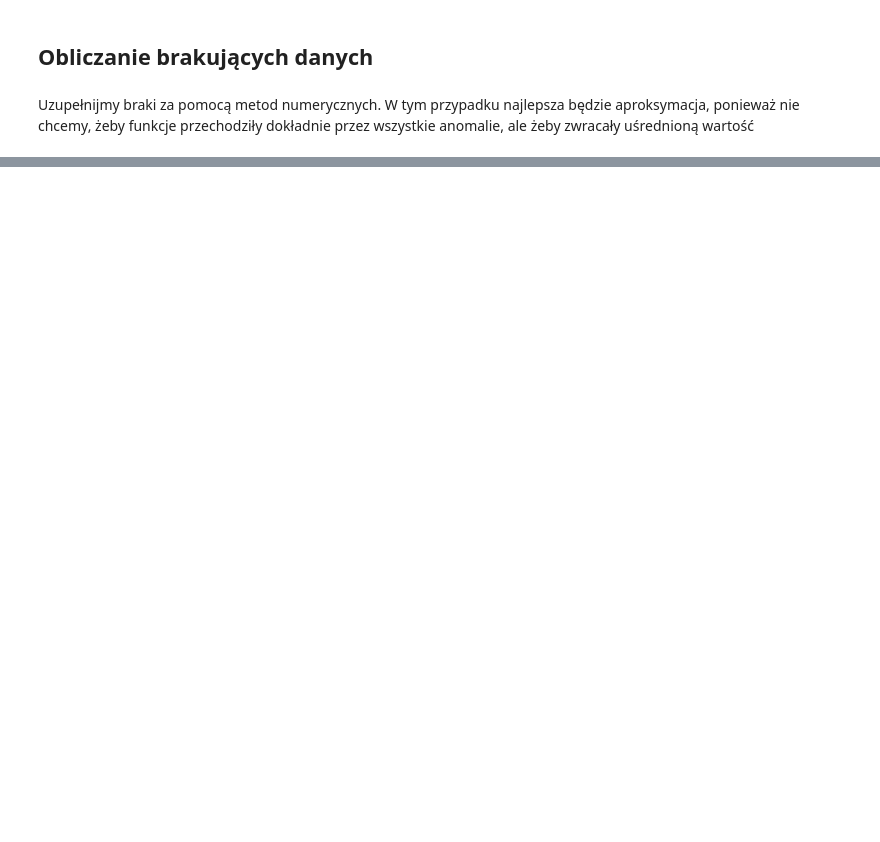
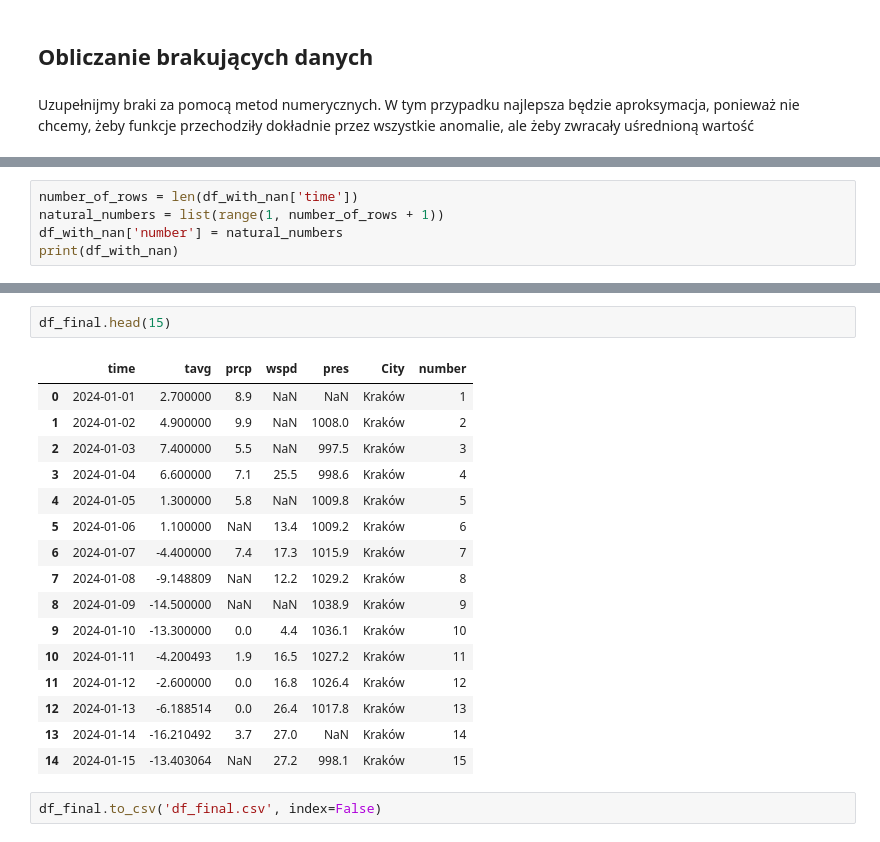
Before and after one commit to JulitaSzewczyk/NumericMethods_FinalProject, a Jupyter notebook: FinalProject.ipynb, the cells around one changed output, grey strips where cells are left out. Cells and saved outputs as stored; diff of their text form; blank space fills up the shorter version.

```diff
--- a/FinalProject.ipynb
+++ b/FinalProject.ipynb
@@ -241,0 +170,5 @@ df_final.head(5)
+# %%
+number_of_rows = len(df_with_nan['time'])
+natural_numbers = list(range(1, number_of_rows + 1))
+df_with_nan['number'] = natural_numbers
+print(df_with_nan)
@@ -242,3 +327,24 @@ df_final.head(5)
+# %%
+df_final.head(15)
+# %% [output]
+|  | time | tavg | prcp | wspd | pres | City | number |
+| 0 | 2024-01-01 | 2.700000 | 8.9 | NaN | NaN | Kraków | 1 |
+| 1 | 2024-01-02 | 4.900000 | 9.9 | NaN | 1008.0 | Kraków | 2 |
+| 2 | 2024-01-03 | 7.400000 | 5.5 | NaN | 997.5 | Kraków | 3 |
+| 3 | 2024-01-04 | 6.600000 | 7.1 | 25.5 | 998.6 | Kraków | 4 |
+| 4 | 2024-01-05 | 1.300000 | 5.8 | NaN | 1009.8 | Kraków | 5 |
+| 5 | 2024-01-06 | 1.100000 | NaN | 13.4 | 1009.2 | Kraków | 6 |
+| 6 | 2024-01-07 | -4.400000 | 7.4 | 17.3 | 1015.9 | Kraków | 7 |
+| 7 | 2024-01-08 | -9.148809 | NaN | 12.2 | 1029.2 | Kraków | 8 |
+| 8 | 2024-01-09 | -14.500000 | NaN | NaN | 1038.9 | Kraków | 9 |
+| 9 | 2024-01-10 | -13.300000 | 0.0 | 4.4 | 1036.1 | Kraków | 10 |
+| 10 | 2024-01-11 | -4.200493 | 1.9 | 16.5 | 1027.2 | Kraków | 11 |
+| 11 | 2024-01-12 | -2.600000 | 0.0 | 16.8 | 1026.4 | Kraków | 12 |
+| 12 | 2024-01-13 | -6.188514 | 0.0 | 26.4 | 1017.8 | Kraków | 13 |
+| 13 | 2024-01-14 | -16.210492 | 3.7 | 27.0 | NaN | Kraków | 14 |
+| 14 | 2024-01-15 | -13.403064 | NaN | 27.2 | 998.1 | Kraków | 15 |
+# %%
+df_final.to_csv('df_final.csv', index=False)
 # %%
 df_final.isna().sum()
 # %% [output]
```
Also changed, not shown: parts of 15 cells of this notebook.
